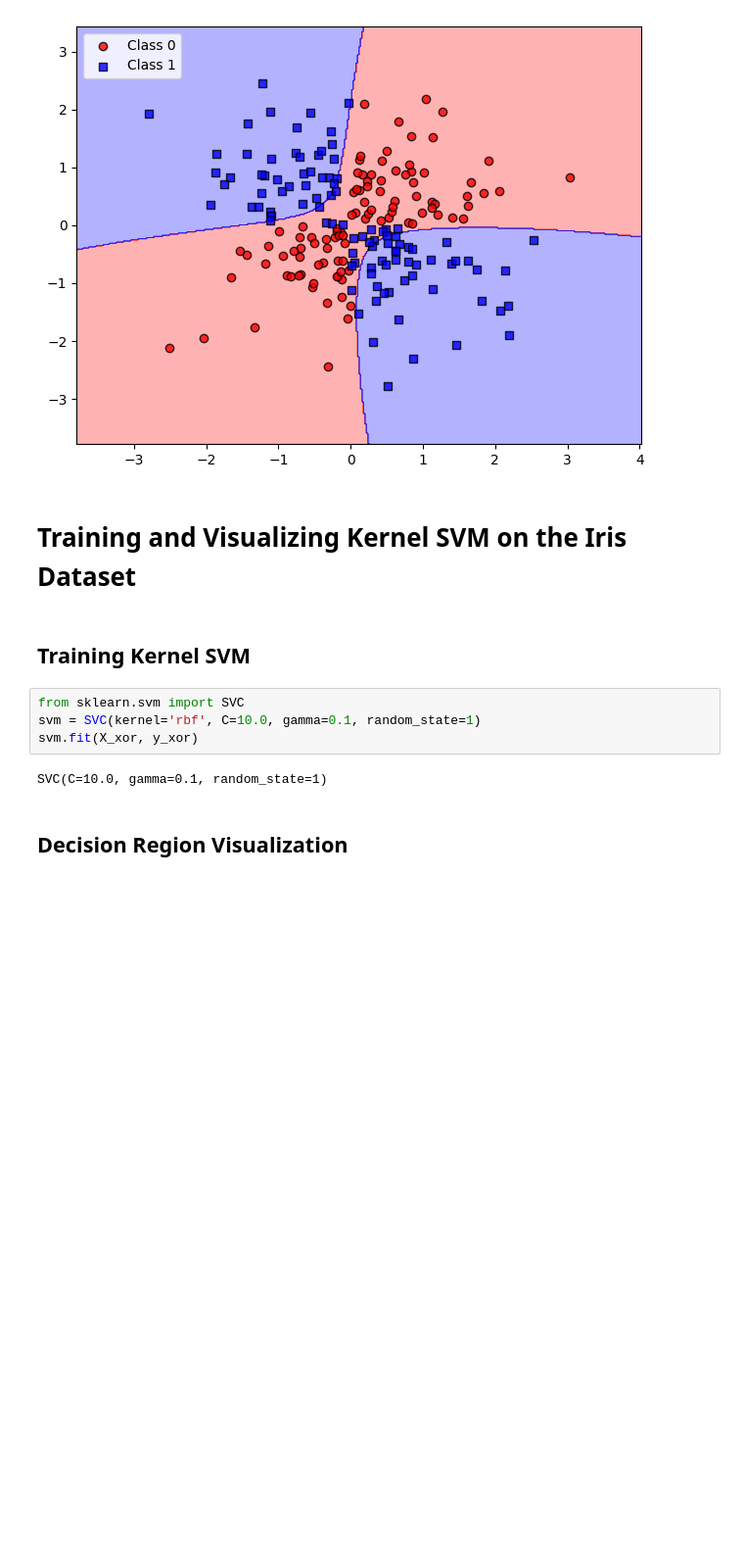
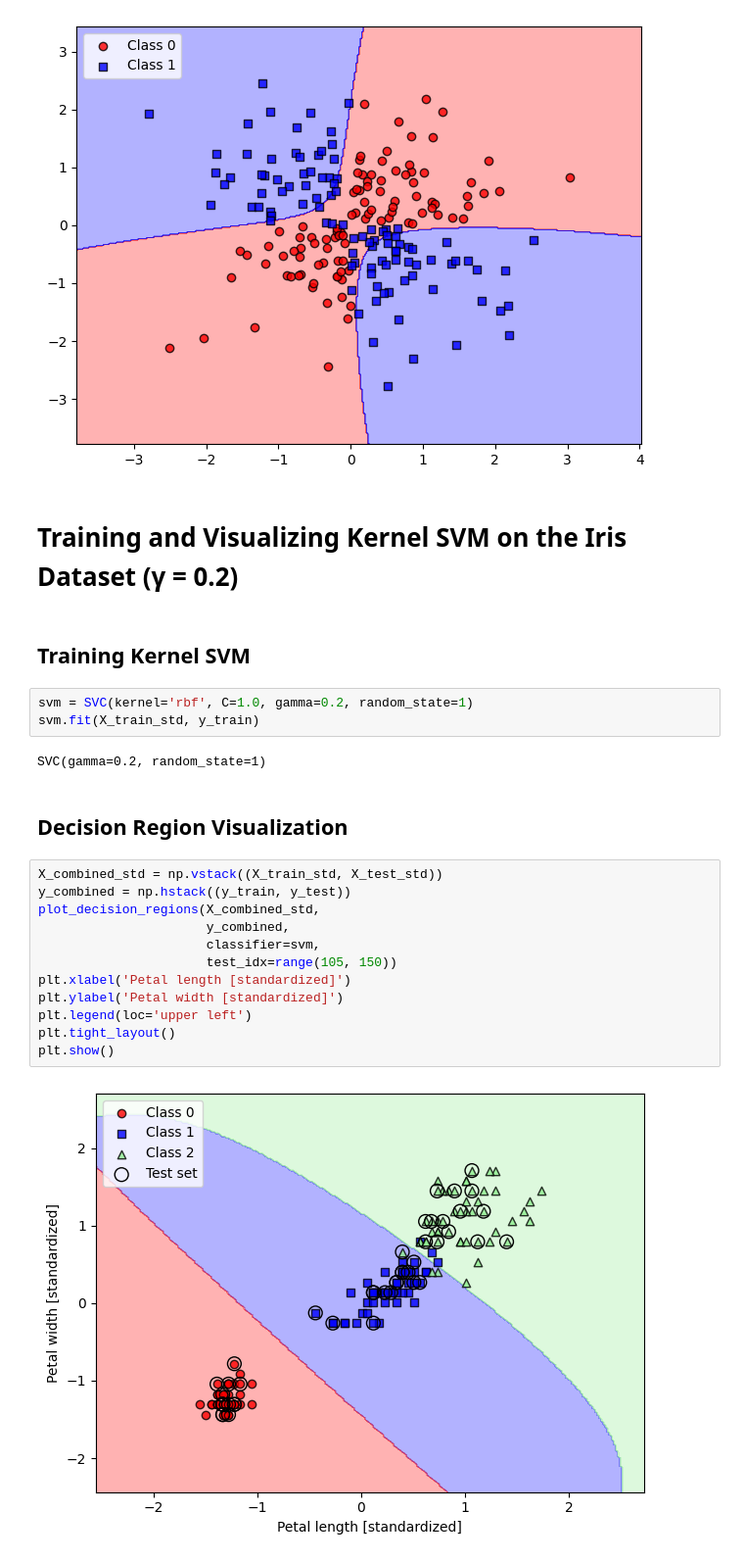
Before and after one commit to wagha-builds/Machine-Learning-Models-I-Have-Built-using-Scikit-Learn, a Jupyter notebook: Support_Vector_Machines/Kernel_SVM (Iris_Data).ipynb, the cells around one changed output. Shown at 98% size. Saved outputs shown, nothing was run; the diff lists cells and outputs as text; blank space fills up the shorter version.

```diff
--- a/Support_Vector_Machines/Kernel_SVM (Iris_Data).ipynb
+++ b/Support_Vector_Machines/Kernel_SVM (Iris_Data).ipynb
@@ -178,14 +186,27 @@ plt.show()
 # %% [output]
 [figure]
 # %% [markdown]
-# Training and Visualizing Kernel SVM on the Iris Dataset
+# Training and Visualizing Kernel SVM on the Iris Dataset (γ = 0.2)
 # %% [markdown]
 ## Training Kernel SVM
 # %%
-from sklearn.svm import SVC
-svm = SVC(kernel='rbf', C=10.0, gamma=0.1, random_state=1)
-svm.fit(X_xor, y_xor)
+svm = SVC(kernel='rbf', C=1.0, gamma=0.2, random_state=1)
+svm.fit(X_train_std, y_train)
 # %% [output]
-SVC(C=10.0, gamma=0.1, random_state=1)
+SVC(gamma=0.2, random_state=1)
 # %% [markdown]
 ## Decision Region Visualization
+# %%
+X_combined_std = np.vstack((X_train_std, X_test_std))
+y_combined = np.hstack((y_train, y_test))
+plot_decision_regions(X_combined_std,
+                      y_combined,
+                      classifier=svm,
+                      test_idx=range(105, 150))
+plt.xlabel('Petal length [standardized]')
+plt.ylabel('Petal width [standardized]')
+plt.legend(loc='upper left')
+plt.tight_layout()
+plt.show()
+# %% [output]
+[figure, added]
```
Also changed, not shown: parts of 7 cells of this notebook.
